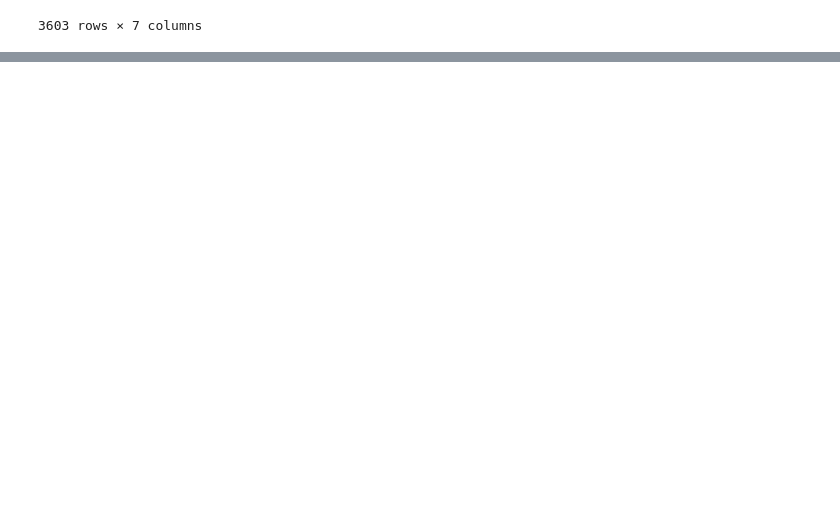
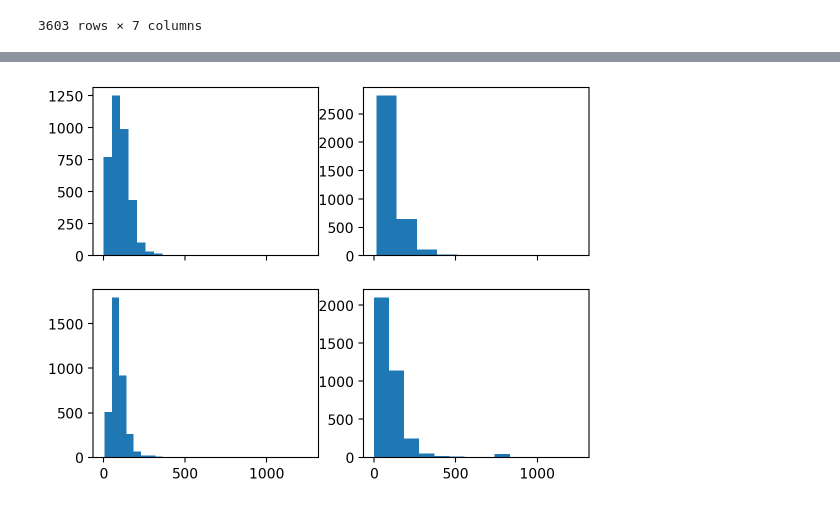
Before and after one commit to tim-hilde/salary_ranges, a Jupyter notebook: notebooks/tim-hilde_01.ipynb, the cells around one changed output, grey strips where cells are left out. Saved outputs shown, nothing was run; the diff lists cells and outputs as text; code cells hidden in the pictures; blank space fills up the shorter version.

```diff
--- a/notebooks/tim-hilde_01.ipynb
+++ b/notebooks/tim-hilde_01.ipynb
@@ -50,0 +65,8 @@ y_max = jobs["gehalt_max_yearly"]
+# %%
+fig, axes = plt.subplots(2, 2, sharex=True)
+cols = ["introduction", "description", "profile", "we_offer"]
+for col, ax in zip(cols, axes.flat):
+    ax.hist([len(x.split()) for x in jobs[col].fillna("")])
+plt.show()
+# %% [output]
+[figure, added]
```
Also changed, not shown: parts of 31 cells of this notebook, 1 other file.
